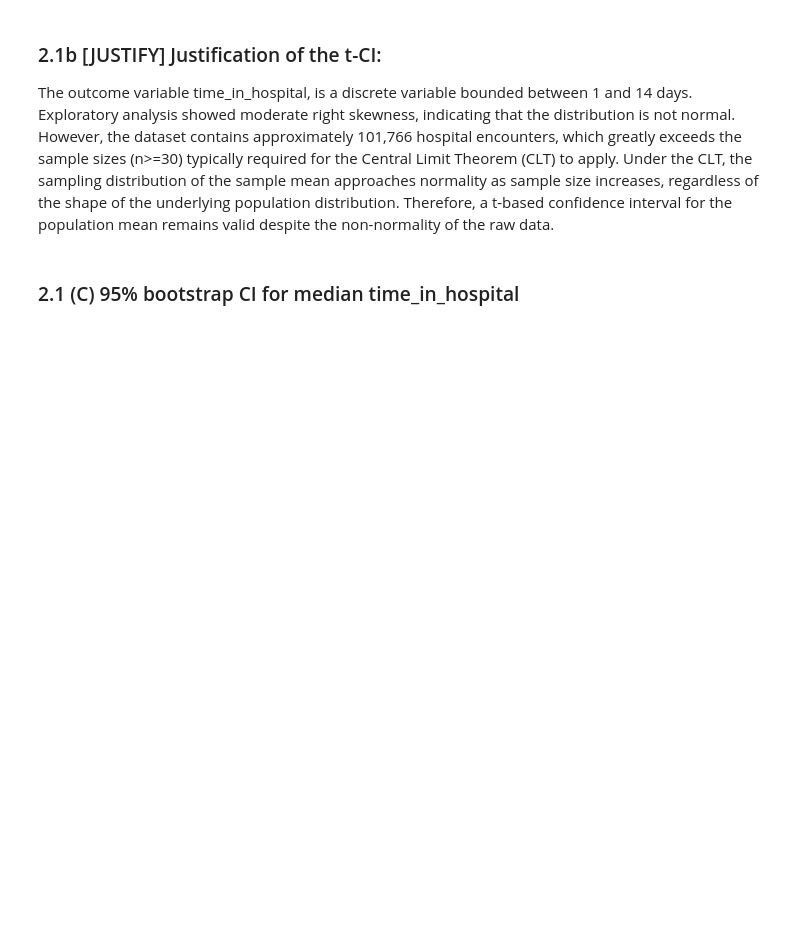
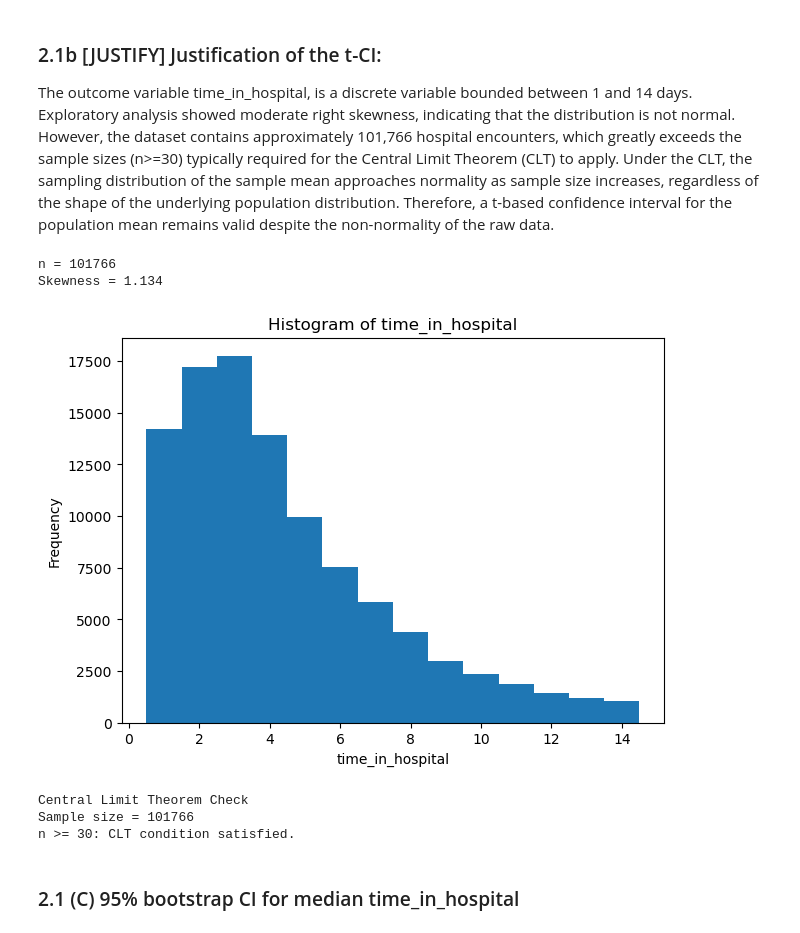
Before and after one commit to unluckytau/WQD7013-Final-Project, a Jupyter notebook: WQD7013_FINALPROJECT.ipynb, the cells around one changed output. Drawn from its saved outputs; the diff is of its cells as text; code cells hidden in the pictures; blank space fills up the shorter version.

```diff
--- a/WQD7013_FINALPROJECT.ipynb
+++ b/WQD7013_FINALPROJECT.ipynb
@@ -527,6 +527,36 @@ Width           0.037              0.111
 
 The outcome variable time_in_hospital, is a discrete variable bounded between 1 and 14 days. Exploratory analysis showed moderate right skewness, indicating that the distribution is not normal. However, the dataset contains approximately 101,766 hospital encounters, which greatly exceeds the sample sizes (n>=30) typically required for the Central Limit Theorem (CLT) to apply. Under the CLT, the sampling distribution of the sample mean approaches normality as sample size increases, regardless of the shape of the underlying population distribution.
 Therefore, a t-based confidence interval for the population mean remains valid despite the non-normality of the raw data.
+# %%
+# 2.1(b) Assumption Checks for t-Based Confidence Intervals
+# Outcome variable: time_in_hospital
+x = df_part2['time_in_hospital'].dropna()
+print("n =", len(x))
+#Distribution Shape
+skewness = stats.skew(x)
+print("Skewness =", round(skewness, 3))
+# Histogram
+plt.figure(figsize=(7,5))
+plt.hist(x, bins=np.arange(1,16)-0.5)
+plt.xlabel("time_in_hospital")
+plt.ylabel("Frequency")
+plt.title("Histogram of time_in_hospital")
+plt.show()
+# CLT Justification
+print("\nCentral Limit Theorem Check")
+print("Sample size =", len(x))
+
+if len(x) >= 30:
+    print("n >= 30: CLT condition satisfied.")
+else:
+    print("n < 30: CLT may not be sufficient.")
+# %% [output]
+n = 101766
+Skewness = 1.134
+[figure, added]
+Central Limit Theorem Check
+Sample size = 101766
+n >= 30: CLT condition satisfied.
 # %% [markdown]
 ### 2.1 (C) 95% bootstrap CI for median time_in_hospital
 # %%
```
Also changed, not shown: parts of 23 cells of this notebook.
